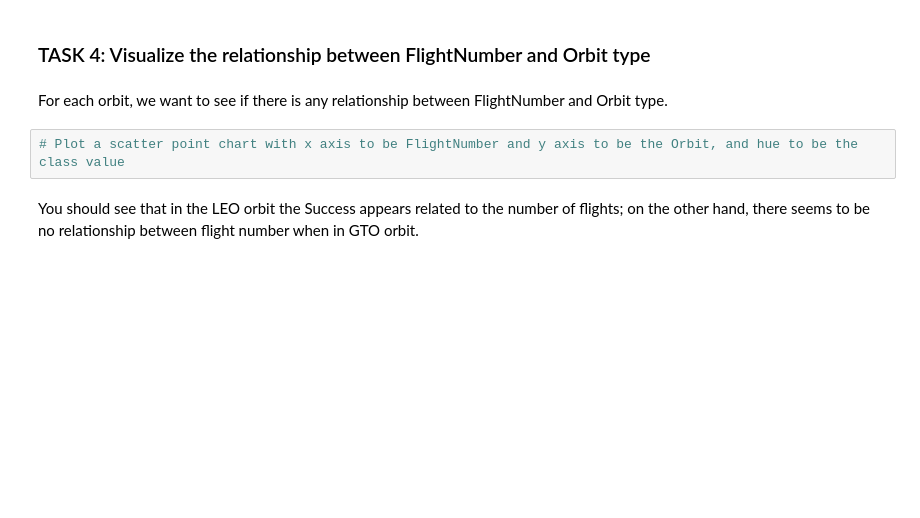
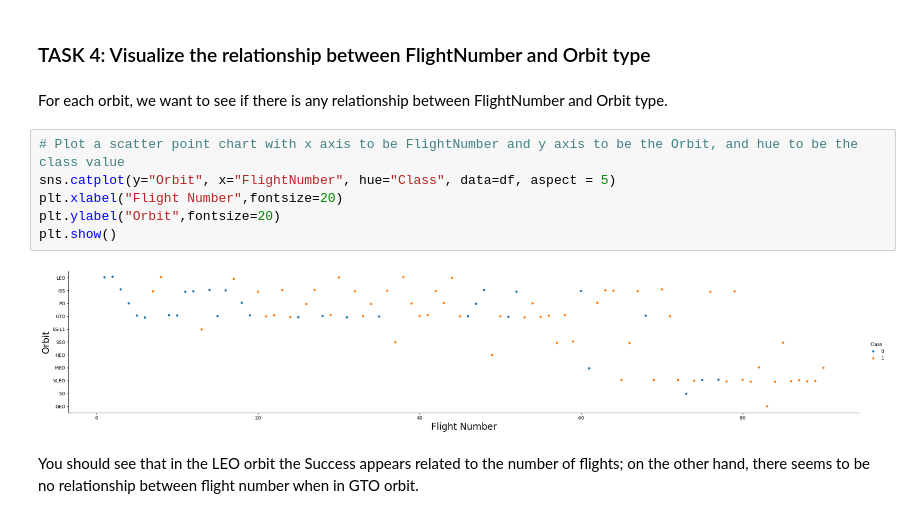
Before and after one commit to Andre-Roussel/IBM-Skills-Build-DataScience-Capstone, a Jupyter notebook: jupyter-labs-eda-dataviz-v2.ipynb, the cells around one changed output. Saved outputs shown, nothing was run; the diff lists cells and outputs as text; blank space fills up the shorter version.

```diff
--- a/jupyter-labs-eda-dataviz-v2.ipynb
+++ b/jupyter-labs-eda-dataviz-v2.ipynb
@@ -122,6 +135,12 @@ Analyze the ploted bar chart try to find which orbits have high sucess rate.
 For each orbit, we want to see if there is any relationship between FlightNumber and Orbit type.
 # %%
 # Plot a scatter point chart with x axis to be FlightNumber and y axis to be the Orbit, and hue to be the class value
+sns.catplot(y="Orbit", x="FlightNumber", hue="Class", data=df, aspect = 5)
+plt.xlabel("Flight Number",fontsize=20)
+plt.ylabel("Orbit",fontsize=20)
+plt.show()
+# %% [output]
+[figure, added]
 # %% [markdown]
 You should see that in the LEO orbit the Success appears related to the number of flights; on the other hand, there seems to be no relationship between flight number when in GTO orbit.
 # %% [markdown]
```
Also changed, not shown: parts of 8 cells of this notebook, 1 other file.
